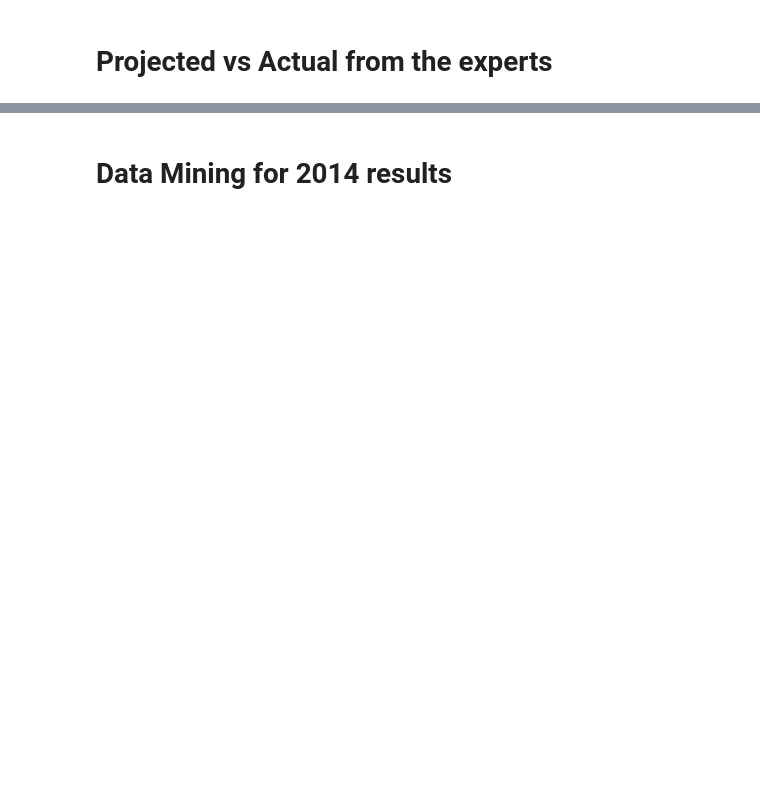
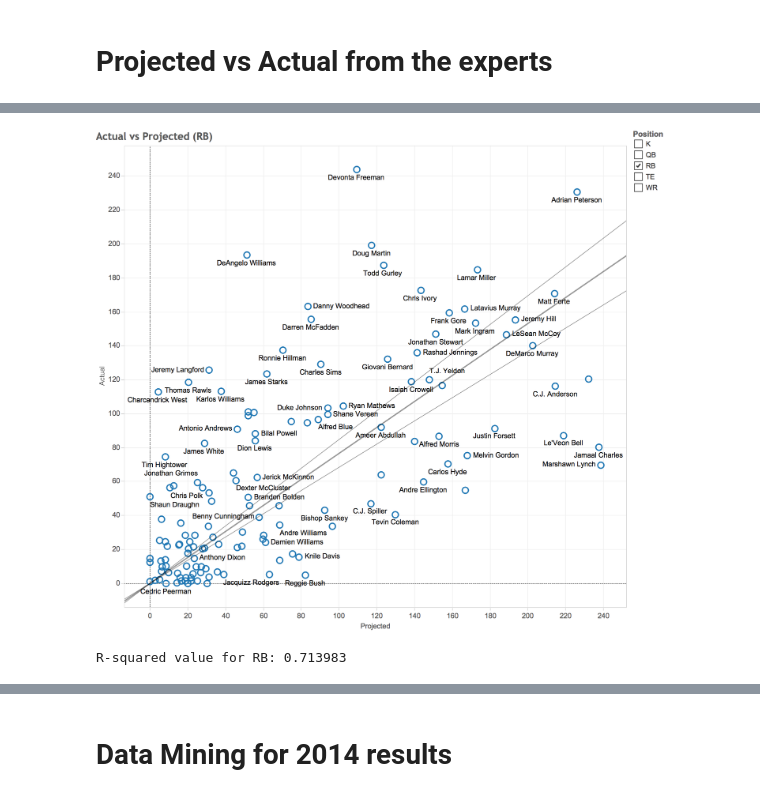
Before and after one commit to sanglee1214/Pandas, a Jupyter notebook: Project/Capstone/Capstone-C4graded.ipynb, the cells around one changed output, grey strips where cells are left out. Cells and saved outputs as stored; diff of their text form; code cells hidden in the pictures; blank space fills up the shorter version.

```diff
--- a/Project/Capstone/Capstone-C4graded.ipynb
+++ b/Project/Capstone/Capstone-C4graded.ipynb
@@ -382,0 +404,8 @@ AttributeError: 'DataFrame' object has no attribute 'projected'
+# %%
+#scatter plot with trendline for RBs only
+r = Image(filename='asset/Actual vs Projected RB.png')
+display(r)
+print "R-squared value for RB: 0.713983"
+# %% [output]
+[figure, added]
+R-squared value for RB: 0.713983
```
Also changed, not shown: parts of 58 cells of this notebook, 28 other files.
